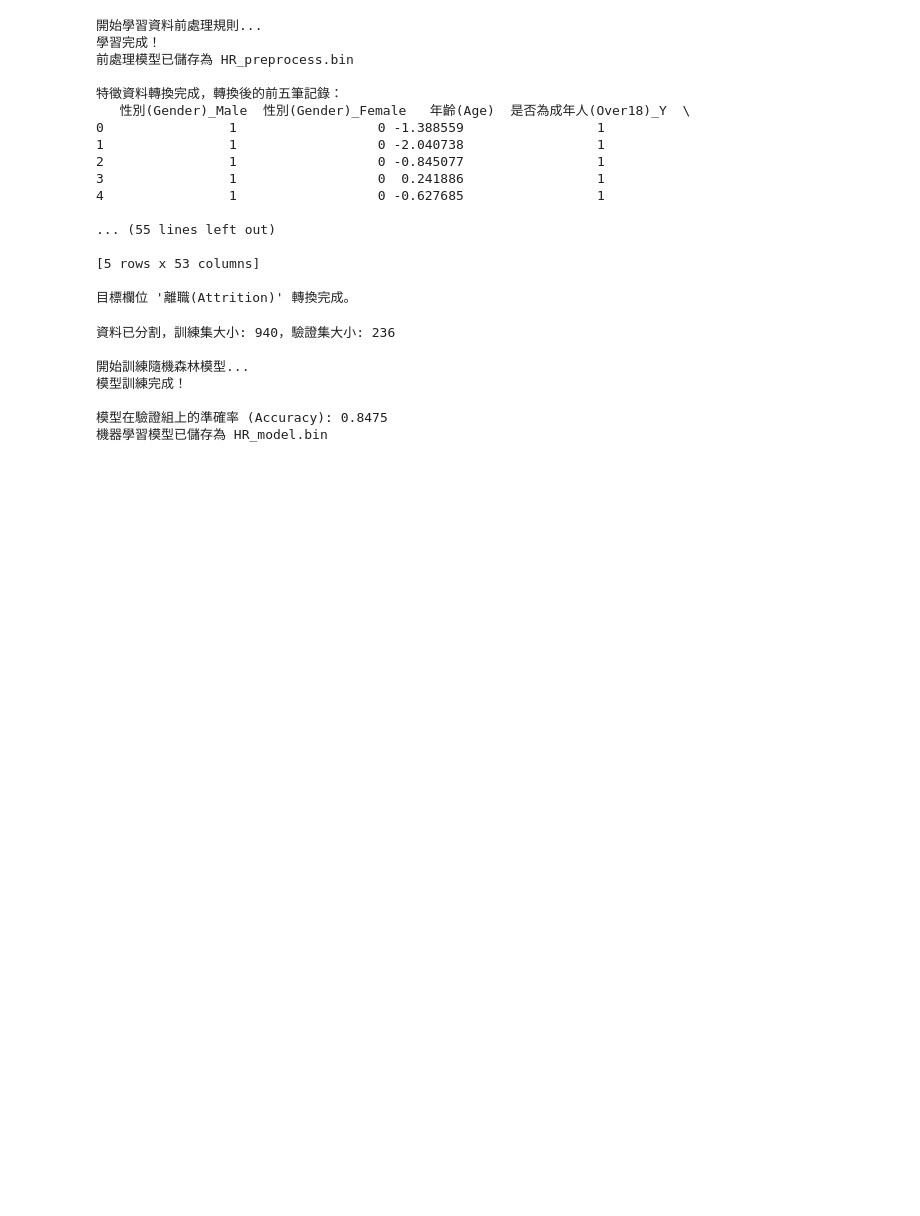
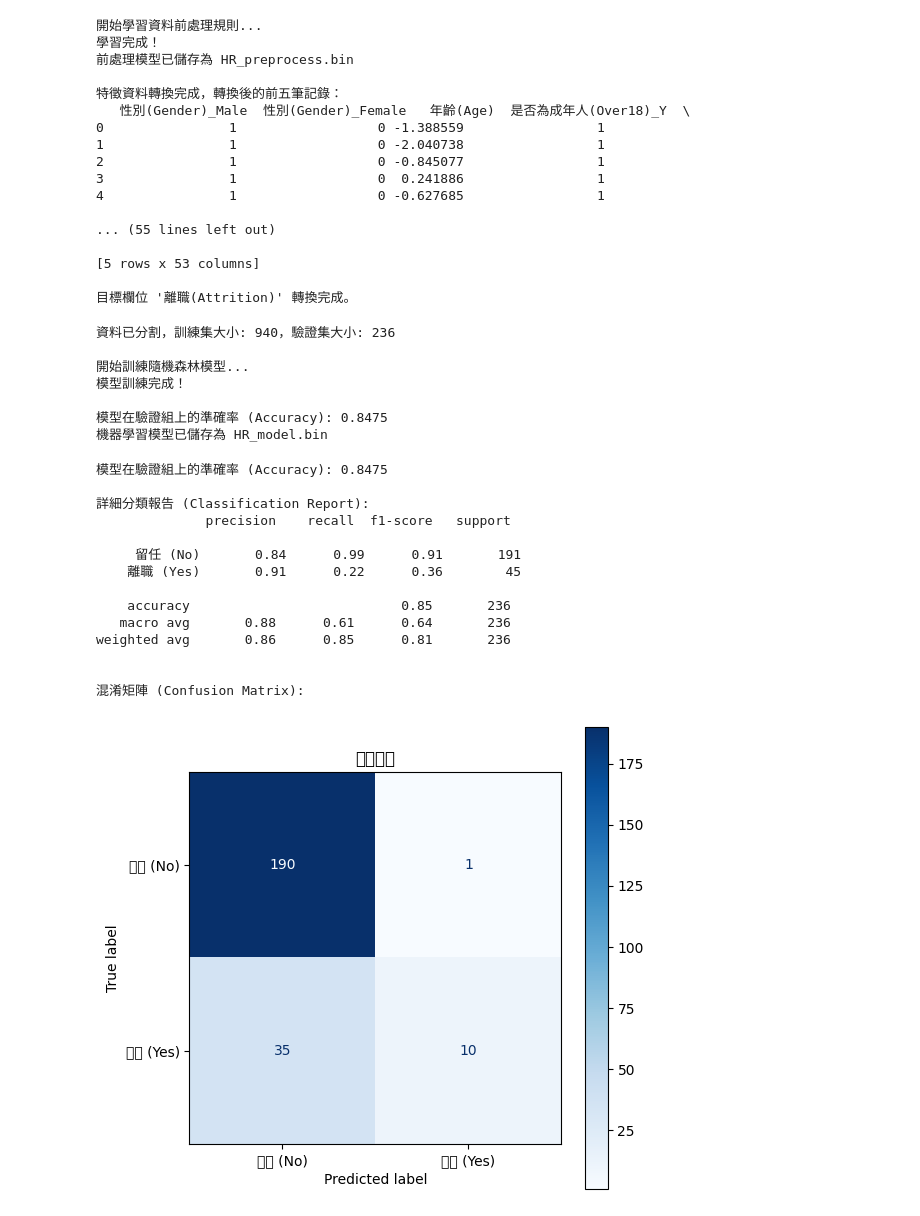
Before and after one commit to ldsAS/Tibame-AI-Learning, a Jupyter notebook: Tibame_LAB_HR課堂練習.ipynb, the cells around one changed output. Saved outputs shown, nothing was run; the diff lists cells and outputs as text; code cells hidden in the pictures; blank space fills up the shorter version.

```diff
--- a/Tibame_LAB_HR課堂練習.ipynb
+++ b/Tibame_LAB_HR課堂練習.ipynb
@@ -223,3 +227,56 @@ print("機器學習模型已儲存為 HR_model.bin")
 
 模型在驗證組上的準確率 (Accuracy): 0.8475
 機器學習模型已儲存為 HR_model.bin
+# %%
+# 載入需要的驗證工具與繪圖函式庫
+import matplotlib.pyplot as plt
+from sklearn.metrics import accuracy_score, classification_report, ConfusionMatrixDisplay
+
+# --- 在「驗證組」上進行預測 ---
+# 使用訓練好的模型，對它沒見過的驗證資料進行預測
+y_pred = model.predict(X_valid)
+
+
+# --- 1. 計算評估指標 (Metrics) ---
+# 計算準確率
+acc = accuracy_score(y_valid, y_pred)
+print(f"模型在驗證組上的準確率 (Accuracy): {acc:.4f}\n")
+
+# 顯示更詳細的分類報告 (包含精確率 Precision、召回率 Recall、F1-score)
+print("詳細分類報告 (Classification Report):")
+# target_names 可以讓我們為 0 和 1 兩類設定標籤
+print(classification_report(y_valid, y_pred, target_names=['留任 (No)', '離職 (Yes)']))
+
+
+# --- 2. 繪製混淆矩陣 (Confusion Matrix) ---
+print("\n混淆矩陣 (Confusion Matrix):")
+# 建立一個畫布
+fig, ax = plt.subplots(figsize=(6, 6))
+
+# 使用 ConfusionMatrixDisplay.from_estimator 快速繪製混淆矩陣
+ConfusionMatrixDisplay.from_estimator(
+    model,
+    X_valid,
+    y_valid,
+    ax=ax,
+    display_labels=['留任 (No)', '離職 (Yes)'], # 在圖表上顯示標籤
+    cmap=plt.cm.Blues  # 使用藍色系的配色
+)
+plt.title('混淆矩陣')
+plt.show()
+# %% [output]
+模型在驗證組上的準確率 (Accuracy): 0.8475
+
+詳細分類報告 (Classification Report):
+              precision    recall  f1-score   support
+
+     留任 (No)       0.84      0.99      0.91       191
+    離職 (Yes)       0.91      0.22      0.36        45
+
+    accuracy                           0.85       236
+   macro avg       0.88      0.61      0.64       236
+weighted avg       0.86      0.85      0.81       236
+
+
+混淆矩陣 (Confusion Matrix):
+[figure, added]
```
Also changed, not shown: parts of 1 cell of this notebook.
